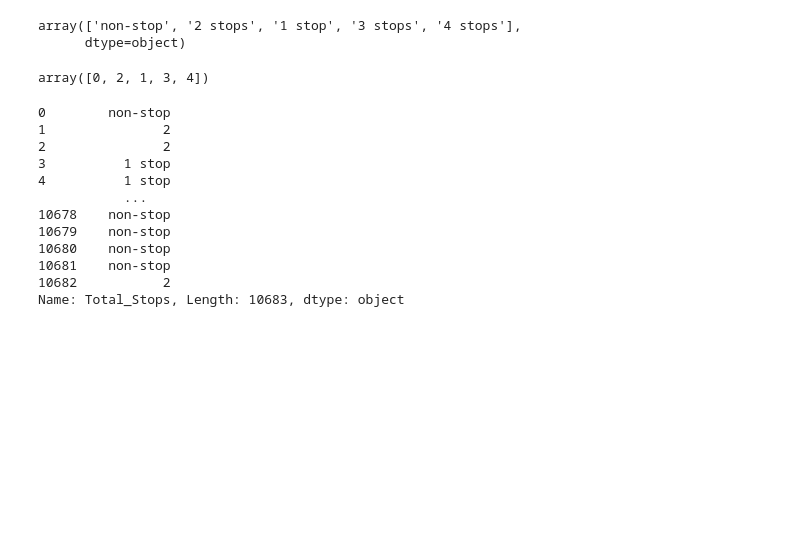
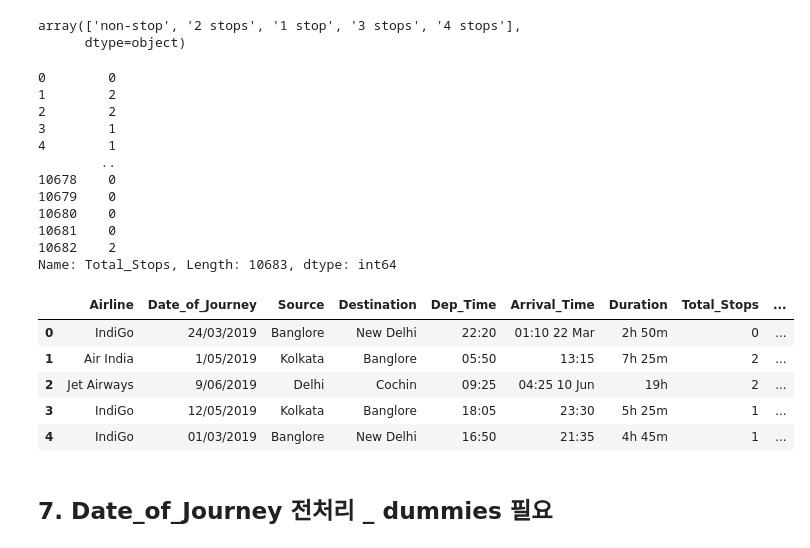
Before and after one commit to skfkeh/MachineLearning_proj, a Jupyter notebook: ditto/secondproject.ipynb, the cells around one changed output. Saved outputs shown, nothing was run; the diff lists cells and outputs as text; code cells hidden in the pictures; blank space fills up the shorter version.

```diff
--- a/ditto/secondproject.ipynb
+++ b/ditto/secondproject.ipynb
@@ -242,6 +232,3 @@ df.head()
-# %%
-# 컬럼 미리 생성
-df['Air_col'] = 0
 # %%
 add_count = df.Additional_Info.value_counts().index
 add_count
@@ -352,22 +331,29 @@ def handle_stops(x):
     if x == 'non-stop': return 0
     return int(x.split()[0])
 
-df.Total_Stops.apply(handle_stops).unique()
+df.Total_Stops.apply(handle_stops)
 # %% [output]
-array([0, 2, 1, 3, 4])
+0        0
+1        2
+2        2
+3        1
+4        1
+        ..
+10678    0
+10679    0
+10680    0
+10681    0
+10682    2
+Name: Total_Stops, Length: 10683, dtype: int64
-# %%
-df.Total_Stops.replace('non-stop', '2')#, inplace=True)
-df.Total_Stops.replace('2 stops', '2')#, inplace=True)
-# %% [output]
-0        non-stop
-1               2
-2               2
-3          1 stop
-4          1 stop
-           ...
-10678    non-stop
-10679    non-stop
-10680    non-stop
-10681    non-stop
-10682           2
-Name: Total_Stops, Length: 10683, dtype: object
+# %%
+df.Total_Stops = df.Total_Stops.apply(handle_stops)
+df.head()
+# %% [output]
+|  | Airline | Date_of_Journey | Source | Destination | Dep_Time | Arrival_Time | Duration | Total_Stops | ... |
+| 0 | IndiGo | 24/03/2019 | Banglore | New Delhi | 22:20 | 01:10 22 Mar | 2h 50m | 0 | ... |
+| 1 | Air India | 1/05/2019 | Kolkata | Banglore | 05:50 | 13:15 | 7h 25m | 2 | ... |
+| 2 | Jet Airways | 9/06/2019 | Delhi | Cochin | 09:25 | 04:25 10 Jun | 19h | 2 | ... |
+| 3 | IndiGo | 12/05/2019 | Kolkata | Banglore | 18:05 | 23:30 | 5h 25m | 1 | ... |
+| 4 | IndiGo | 01/03/2019 | Banglore | New Delhi | 16:50 | 21:35 | 4h 45m | 1 | ... |
+# %% [markdown]
+## 7. Date_of_Journey 전처리 _ dummies 필요
```
Also changed, not shown: parts of 21 cells of this notebook, 5 other files.
